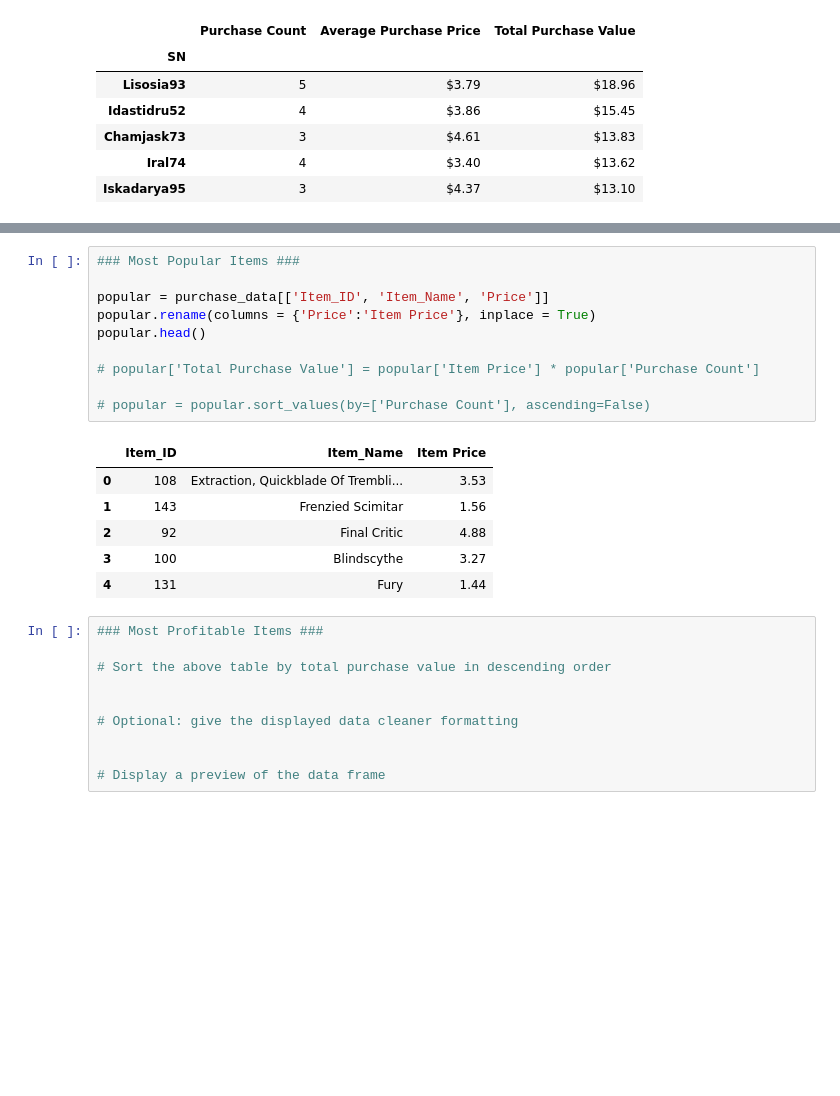
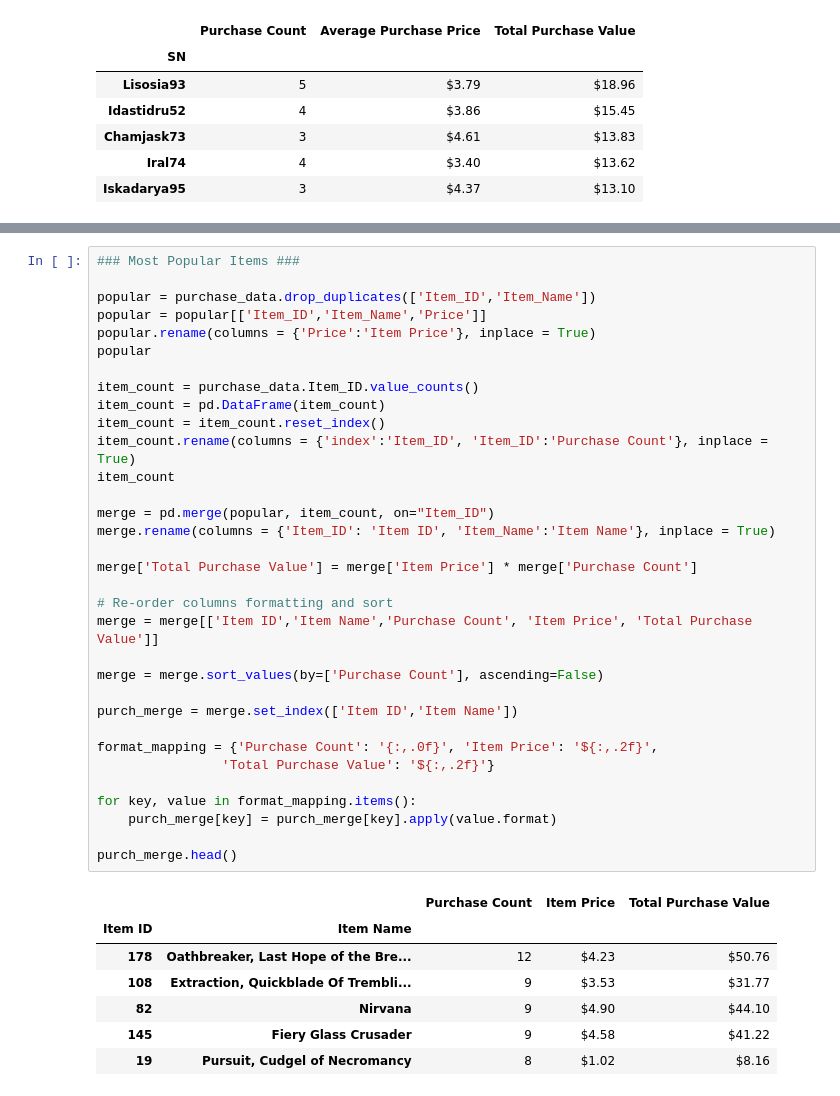
Before and after one commit to scross7/Pandas, a Jupyter notebook: Main.ipynb, the cells around one changed output, grey strips where cells are left out. Saved outputs shown, nothing was run; the diff lists cells and outputs as text; blank space fills up the shorter version.

```diff
--- a/Main.ipynb
+++ b/Main.ipynb
@@ -264,30 +265,44 @@ purchase_data.head()
 | 2 | 2 | Ithergue48 | 24 | Male | 92 | Final Critic | 4.88 | 20-24 |
 | 3 | 3 | Chamassasya86 | 24 | Male | 100 | Blindscythe | 3.27 | 20-24 |
 | 4 | 4 | Iskosia90 | 23 | Male | 131 | Fury | 1.44 | 20-24 |
-# %%
-### Most Popular Items ###
-
-popular = purchase_data[['Item_ID', 'Item_Name', 'Price']]
-popular.rename(columns = {'Price':'Item Price'}, inplace = True)
-popular.head()
-
-# popular['Total Purchase Value'] = popular['Item Price'] * popular['Purchase Count']
-
-# popular = popular.sort_values(by=['Purchase Count'], ascending=False)
-# %% [output]
-|  | Item_ID | Item_Name | Item Price |
-| 0 | 108 | Extraction, Quickblade Of Trembli... | 3.53 |
-| 1 | 143 | Frenzied Scimitar | 1.56 |
-| 2 | 92 | Final Critic | 4.88 |
-| 3 | 100 | Blindscythe | 3.27 |
-| 4 | 131 | Fury | 1.44 |
-# %%
-### Most Profitable Items ###
-
-# Sort the above table by total purchase value in descending order
-
-
-# Optional: give the displayed data cleaner formatting
-
-
-# Display a preview of the data frame
+# %%
+### Most Popular Items ###
+
+popular = purchase_data.drop_duplicates(['Item_ID','Item_Name'])
+popular = popular[['Item_ID','Item_Name','Price']]
+popular.rename(columns = {'Price':'Item Price'}, inplace = True)
+popular
+
+item_count = purchase_data.Item_ID.value_counts()
+item_count = pd.DataFrame(item_count)
+item_count = item_count.reset_index()
+item_count.rename(columns = {'index':'Item_ID', 'Item_ID':'Purchase Count'}, inplace = True)
+item_count
+
+merge = pd.merge(popular, item_count, on="Item_ID")
+merge.rename(columns = {'Item_ID': 'Item ID', 'Item_Name':'Item Name'}, inplace = True)
+
+merge['Total Purchase Value'] = merge['Item Price'] * merge['Purchase Count']
+
+# Re-order columns formatting and sort
+merge = merge[['Item ID','Item Name','Purchase Count', 'Item Price', 'Total Purchase Value']]
+
+merge = merge.sort_values(by=['Purchase Count'], ascending=False)
+
+purch_merge = merge.set_index(['Item ID','Item Name'])
+
+format_mapping = {'Purchase Count': '{:,.0f}', 'Item Price': '${:,.2f}',
+                'Total Purchase Value': '${:,.2f}'}
+
+for key, value in format_mapping.items():
+    purch_merge[key] = purch_merge[key].apply(value.format)
+
+purch_merge.head()
+# %% [output]
+|  |  | Purchase Count | Item Price | Total Purchase Value |
+| Item ID | Item Name |  |  |  |
+| 178 | Oathbreaker, Last Hope of the Bre... | 12 | $4.23 | $50.76 |
+| 108 | Extraction, Quickblade Of Trembli... | 9 | $3.53 | $31.77 |
+| 82 | Nirvana | 9 | $4.90 | $44.10 |
+| 145 | Fiery Glass Crusader | 9 | $4.58 | $41.22 |
+| 19 | Pursuit, Cudgel of Necromancy | 8 | $1.02 | $8.16 |
```
Also changed, not shown: parts of 2 cells of this notebook, 1 other file.
